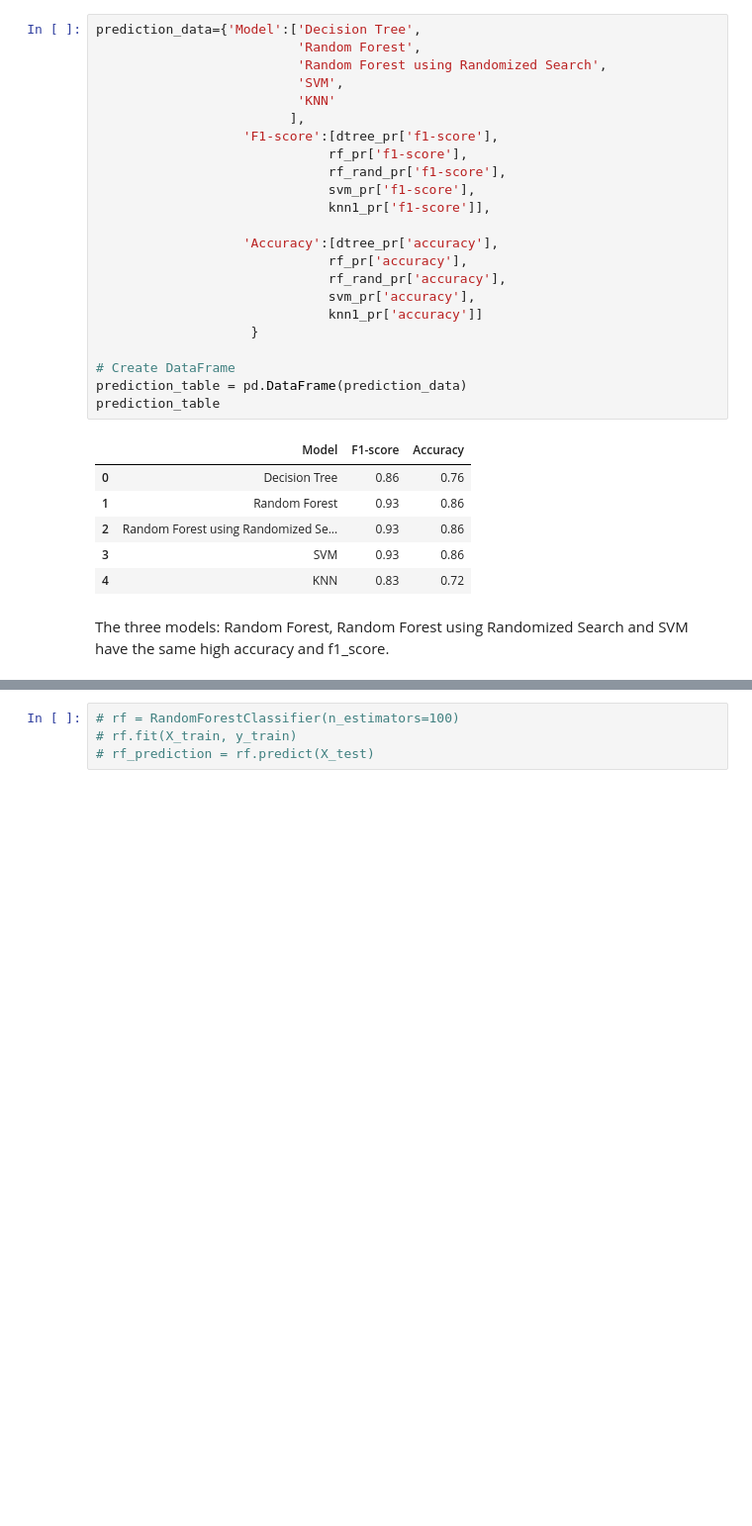
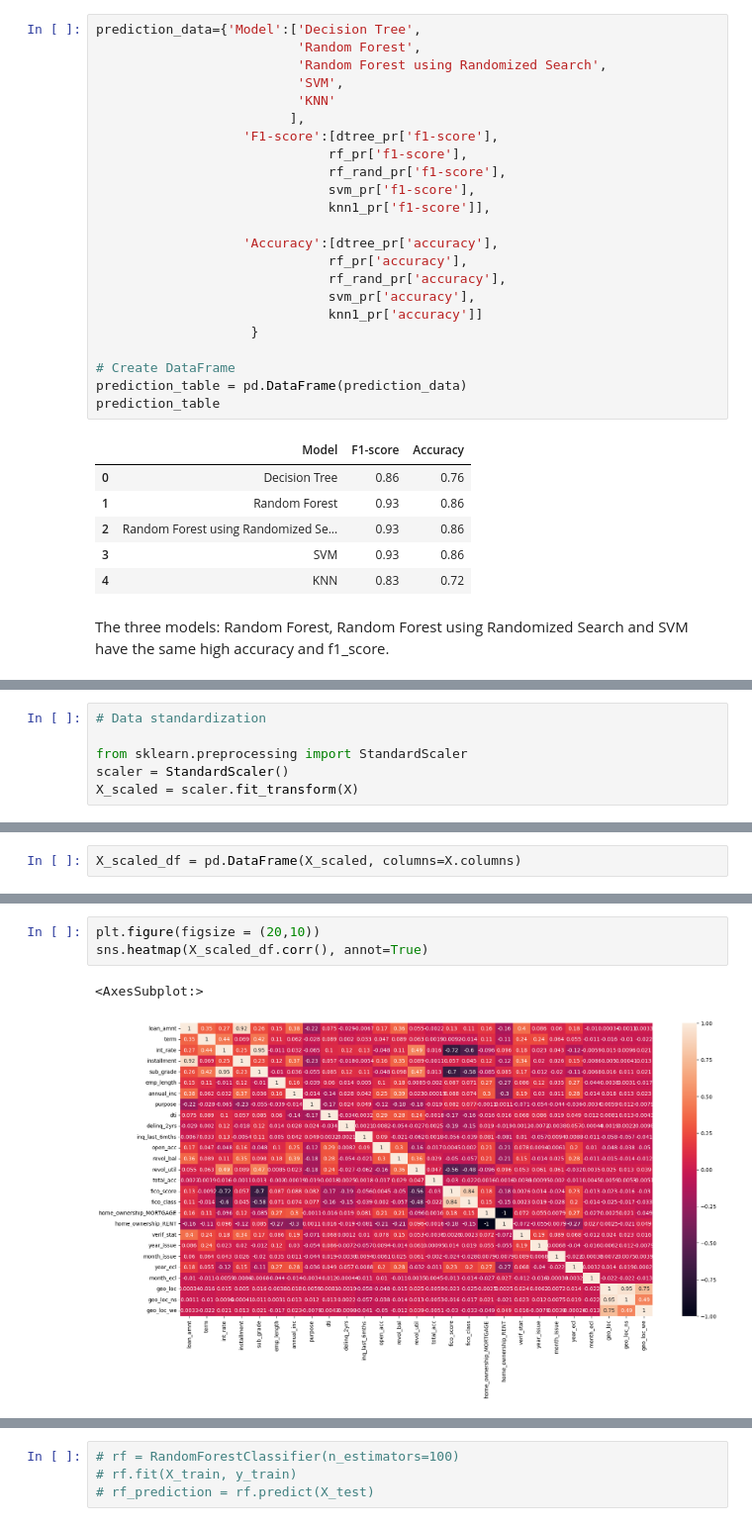
Before and after one commit to bartekwphd/Project_LC, a Jupyter notebook: Project part 4 - Modeling.ipynb, the cells around one changed output, grey strips where cells are left out. Shown at 99% size. Drawn from its saved outputs; the diff is of its cells as text; blank space fills up the shorter version.

```diff
--- a/Project part 4 - Modeling.ipynb
+++ b/Project part 4 - Modeling.ipynb
@@ -570,0 +579,6 @@ The three models: Random Forest, Random Forest using Randomized Search and SVM h
+# %%
+# Data standardization
+
+from sklearn.preprocessing import StandardScaler
+scaler = StandardScaler()
+X_scaled = scaler.fit_transform(X)
@@ -570,0 +602,2 @@ The three models: Random Forest, Random Forest using Randomized Search and SVM h
+# %%
+X_scaled_df = pd.DataFrame(X_scaled, columns=X.columns)
@@ -570,0 +613,6 @@ The three models: Random Forest, Random Forest using Randomized Search and SVM h
+# %%
+plt.figure(figsize = (20,10))
+sns.heatmap(X_scaled_df.corr(), annot=True)
+# %% [output]
+<AxesSubplot:>
+[figure, added]
```
Also changed, not shown: parts of 31 cells of this notebook.
